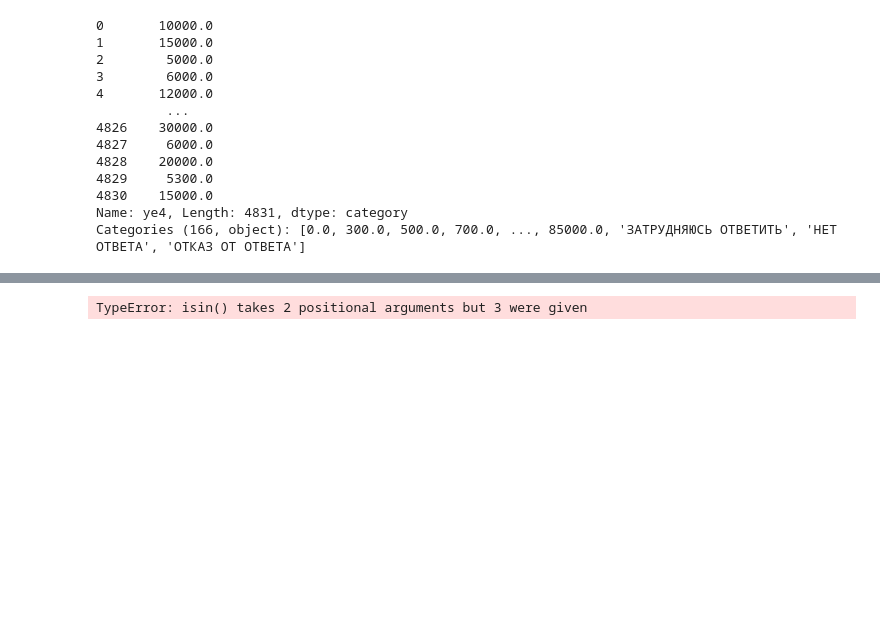
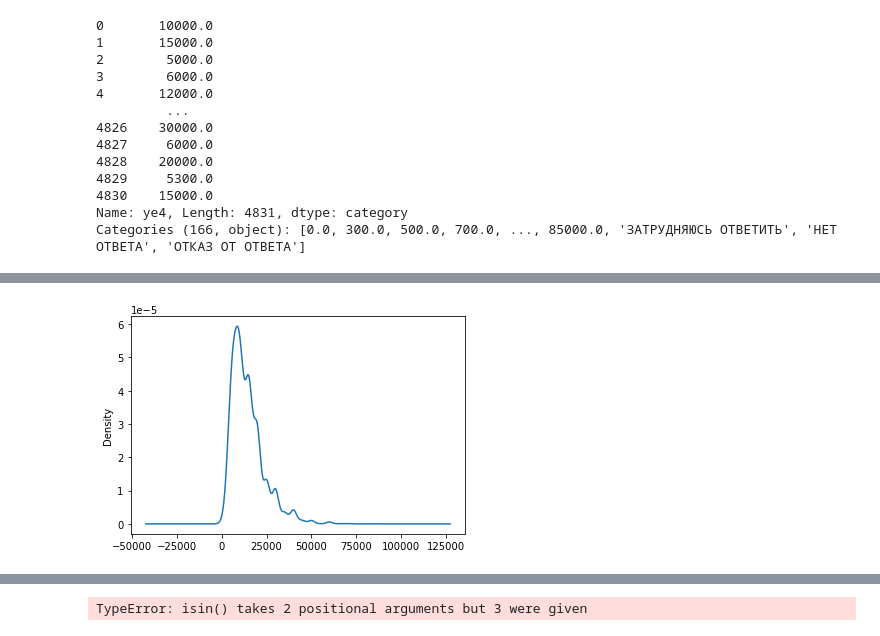
Before and after one commit to chereshan/Term-Paper, a Jupyter notebook: Almost Ideal Demand System on RLMS-HSE.ipynb, the cells around one changed output, grey strips where cells are left out. Saved outputs shown, nothing was run; the diff lists cells and outputs as text; code cells hidden in the pictures; blank space fills up the shorter version.

```diff
--- a/Almost Ideal Demand System on RLMS-HSE.ipynb
+++ b/Almost Ideal Demand System on RLMS-HSE.ipynb
@@ -132,2 +221,2 @@ Categories (166, object): [0.0, 300.0, 500.0, 700.0, ..., 85000.0, 'ЗАТРУД
 # %%
-df2 = df1.drop(df1.index[df.isin(['ЗАТРУДНЯЮСЬ ОТВЕТИТЬ','НЕТ ОТВЕТА', 'ОТКАЗ ОТ ОТВЕТА'])])
+df1=df1[(df1!= 'ЗАТРУДНЯЮСЬ ОТВЕТИТЬ') & (df1 != 'НЕТ ОТВЕТА')& (df1 != 'ОТКАЗ ОТ ОТВЕТА')]
@@ -135,0 +223,3 @@ IndexError: too many indices for array: array is 1-dimensional, but 2 were index
+# %%
+df1=pd.to_numeric(df1)
+df1.describe()
@@ -135,0 +236,4 @@ IndexError: too many indices for array: array is 1-dimensional, but 2 were index
+# %%
+ax = df1.plot.kde()
+# %% [output]
+[figure, added]
```
Also changed, not shown: parts of 101 cells of this notebook.
